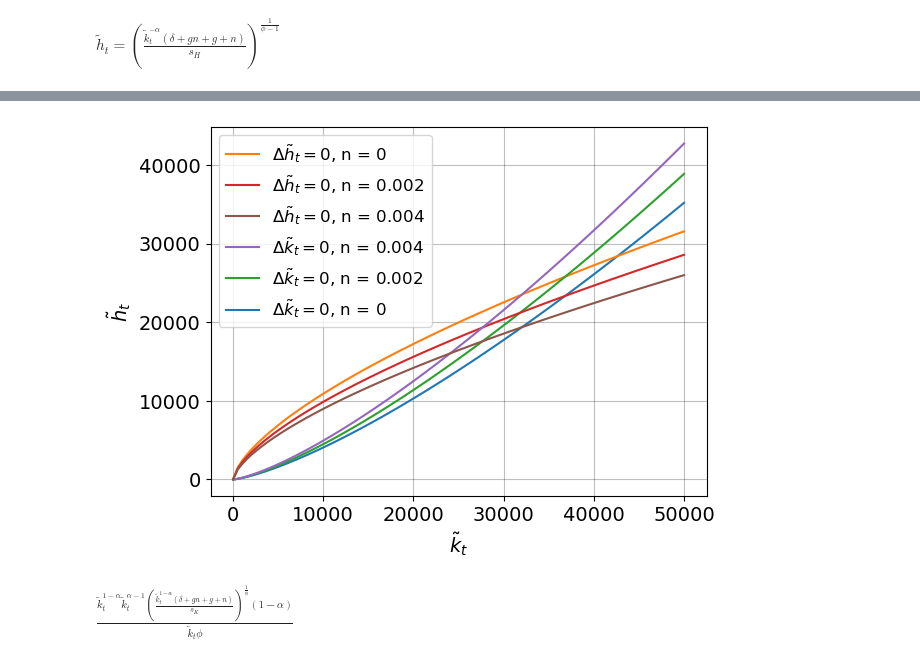
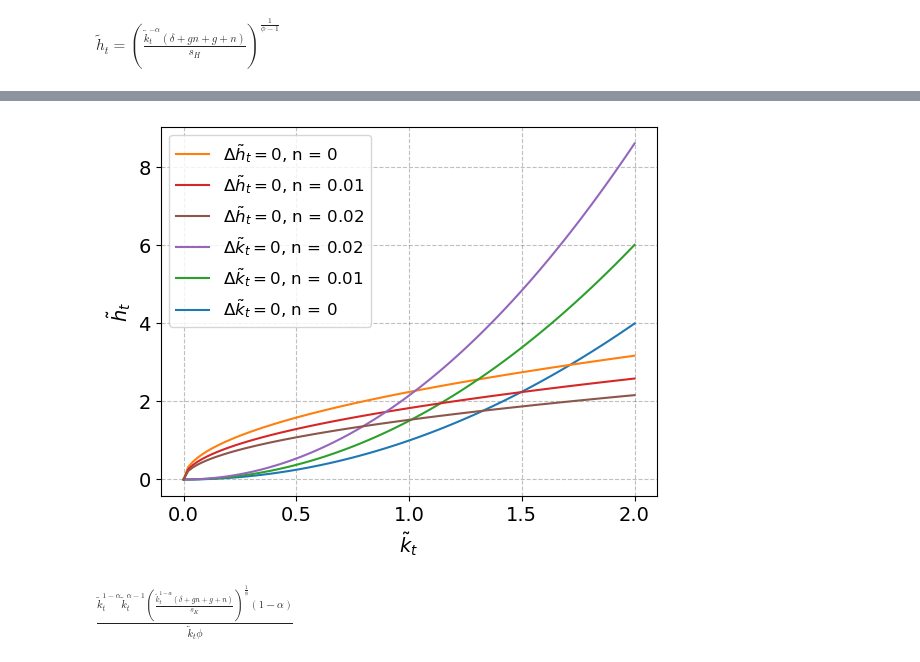
Before and after one commit to NumEconCopenhagen/projects-2023-scb, a Jupyter notebook: modelproject/analytical_solution.ipynb, the cells around one changed output, grey strips where cells are left out. Cells and saved outputs as stored; diff of their text form; code cells hidden in the pictures.

```diff
--- a/modelproject/analytical_solution.ipynb
+++ b/modelproject/analytical_solution.ipynb
@@ -109,0 +110,14 @@ ax.legend(loc='upper left');
+# %%
+%load_ext autoreload
+%autoreload 2
+
+import numpy as np
+from scipy import optimize
+
+# plotting
+import matplotlib.pyplot as plt
+plt.rcParams.update({"axes.grid":True,"grid.color":"black","grid.alpha":"0.25","grid.linestyle":"--"})
+plt.rcParams.update({'font.size': 14})
+
+# models
+from modelproject import Solow
@@ -109,0 +217,28 @@ ax.legend(loc='upper left');
+# %%
+# plot results for different initial places:
+fig = plt.figure()
+ax = fig.add_subplot(1,1,1)
+
+
+# prepare loop
+label_k = r'$ \Delta \tilde{k}_t = 0$' # latex labels
+label_h = r'$ \Delta \tilde{h}_t = 0$'
+n_lst=[0, 0.01, 0.02]
+
+for n_val in n_lst:
+    null_k_val = null_k_func(k_tilde_vec,alpha_val,delta_val,g_val, n_val, phi_val, sK_val)
+    null_h_val = null_h_func(k_tilde_vec,alpha_val,delta_val,g_val, n_val, phi_val, sH_val)
+    ax.plot(k_tilde_vec,null_k_val, label = f'{label_k}, n = {n_val}')
+    ax.plot(k_tilde_vec,null_h_val, label = f'{label_h}, n = {n_val}')
+
+# set axis
+ax.set_xlabel(r'$\tilde{k}_t$',)
+ax.set_ylabel(r'$\tilde{h}_t$',)
+
+# customize legend
+# i. specify order
+handles, labels = plt.gca().get_legend_handles_labels()
+order = [1,3,5,4,2,0] # 0 is the first label in default legend.
+
+# ii. pass handle & labels lists along with order
+ax.legend([handles[i] for i in order], [labels[i] for i in order],fontsize="12");
@@ -110,34 +247,33 @@ ax.legend(loc='upper left');
 # %%
 # plot results for different values of n
 fig = plt.figure()
 ax = fig.add_subplot(1,1,1)
 
 
 # prepare loop
 label_k = r'$ \Delta \tilde{k}_t = 0$' # latex labels
 label_h = r'$ \Delta \tilde{h}_t = 0$'
-n_lst=[0, 0.002, 0.004]
-k_tilde_vec = np.linspace(1,50000,100)
+n_lst=[0, 0.01, 0.02]
 
 for n_val in n_lst:
     null_k_val = null_k_func(k_tilde_vec,alpha_val,delta_val,g_val, n_val, phi_val, sK_val)
     null_h_val = null_h_func(k_tilde_vec,alpha_val,delta_val,g_val, n_val, phi_val, sH_val)
     ax.plot(k_tilde_vec,null_k_val, label = f'{label_k}, n = {n_val}')
     ax.plot(k_tilde_vec,null_h_val, label = f'{label_h}, n = {n_val}')
 
 # set axis
 ax.set_xlabel(r'$\tilde{k}_t$',)
 ax.set_ylabel(r'$\tilde{h}_t$',)
 
 # customize legend
 # i. specify order
 handles, labels = plt.gca().get_legend_handles_labels()
 order = [1,3,5,4,2,0] # 0 is the first label in default legend.
 
 # ii. pass handle & labels lists along with order
 ax.legend([handles[i] for i in order], [labels[i] for i in order],fontsize="12");
 # %% [output]
-[figure, old version]
+[figure, new version]
 # %%
 exp = sm.diff(no_change_k,k_tilde)
 exp.doit()
```
Also changed, not shown: parts of 7 cells of this notebook, 1 other file.
